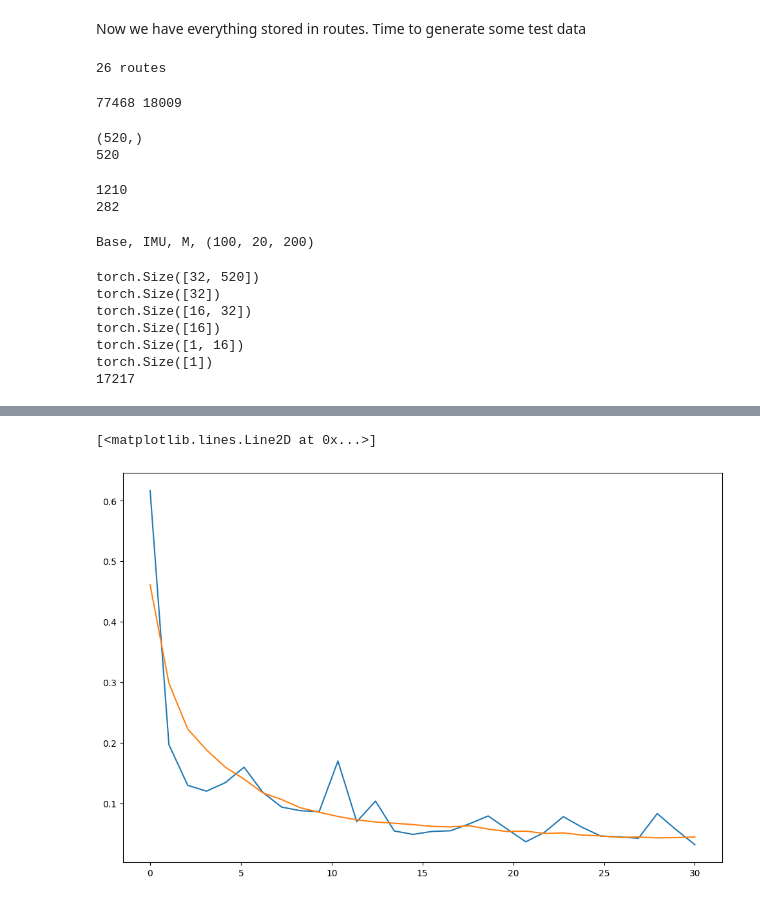
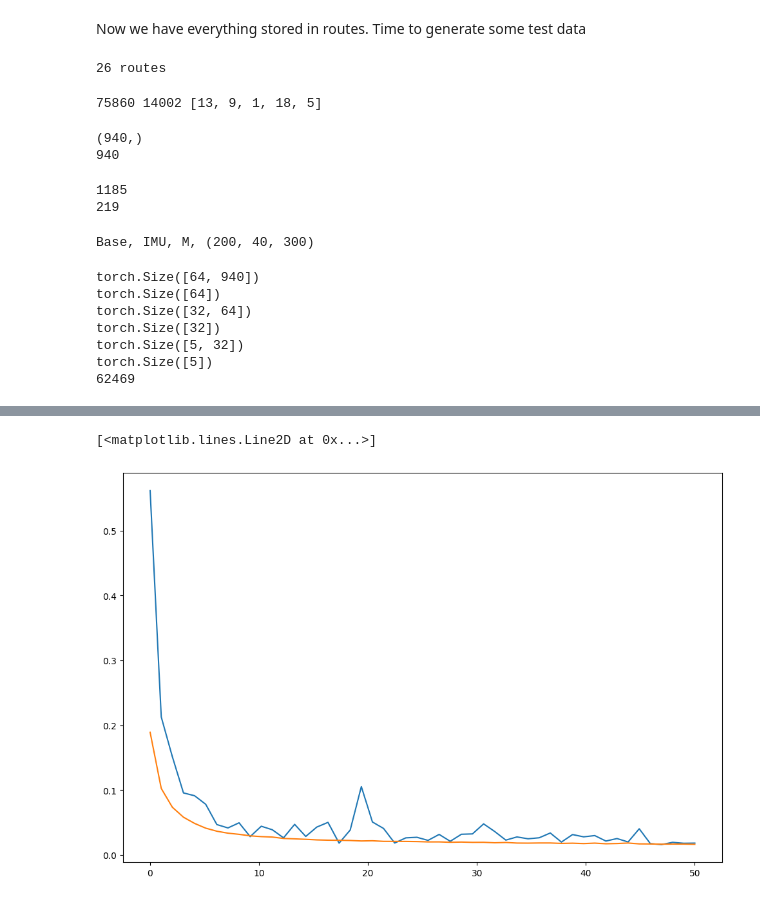
Before and after one commit to GregorKikelj/ml-controls, a Jupyter notebook: 04.02IMU.ipynb, the cells around one changed output, grey strips where cells are left out. Cells and saved outputs as stored; diff of their text form; code cells hidden in the pictures.

```diff
--- a/04.02IMU.ipynb
+++ b/04.02IMU.ipynb
@@ -99,35 +90,36 @@ class SimDataset(Dataset):
     def __getitem__(self, idx):
         return self.i[idx], self.o[idx]
 
-prev_data = 100
-fwd_data = 100
+prev_data = 200
+fwd_data = [20, 40, 60, 80, 100]
 
 
 all_routes = len(routes)
 print(f"{all_routes} routes")
 test_count = int(all_routes*0.2)
-test_routes = [randrange(all_routes) for _ in range(test_count)]
+test_routes_id = [randrange(all_routes) for _ in range(test_count)]
 
-train_routes = [routes[i] for i in range(all_routes) if i not in test_routes]
-test_routes = [routes[i] for i in range(all_routes) if i in test_routes]
+train_routes = [routes[i] for i in range(all_routes) if i not in test_routes_id]
+test_routes = [routes[i] for i in range(all_routes) if i in test_routes_id]
 
 group_base = 1
 group_IMU = 5
 base_size = prev_data//group_base
 IMU_size = prev_data//group_IMU
-torque_size = (prev_data + fwd_data)//group_base
+torque_size = (prev_data + fwd_data[-1])//group_base
 
 input_length = 2 * base_size + 6*IMU_size + torque_size
+output_length = len(fwd_data)
 
 def caddy_dataset(train):
     i_data = []
     o_data = []
     routes = train_routes if train else test_routes
     for route in tqdm(routes):
-        for idx in range(prev_data, len(route.v)-fwd_data+1, 4):
+        for idx in range(prev_data, len(route.v)-fwd_data[-1], 5):
             phi = route.phi[idx-prev_data : idx]/maxAngle
             v = route.v[idx-prev_data : idx]/maxSpeed
-            M = route.M[idx-prev_data : idx+fwd_data]/maxTorque
+            M = route.M[idx-prev_data : idx+fwd_data[-1]]/maxTorque
 
             phi = phi.reshape(-1, group_base).mean(axis=1)
             v = v.reshape(-1, group_base).mean(axis=1)
@@ -136,7 +128,9 @@ def caddy_dataset(train):
             IMU_v = [(route.IMU_v[i][idx-prev_data:idx]/maxVDot[i]).reshape(-1, group_IMU).mean(axis=1) for i in range(3)]
             IMU_alpha = [(route.IMU_alpha[i][idx-prev_data:idx]/maxAlphaDot[i]).reshape(-1, group_IMU).mean(axis=1) for i in range(3)]
 
-            o = route.phi[idx+fwd_data-1 : idx+fwd_data]/maxAngle
+            o = torch.zeros((output_length,))
+            for i in range(output_length):
+                o[i] = route.phi[idx+fwd_data[i]]/maxAngle
             data = (phi, v, M, IMU_v[0], IMU_v[1], IMU_v[2], IMU_alpha[0], IMU_alpha[1], IMU_alpha[2])
             data_input = np.concatenate(data)
             i_data.append(data_input)
@@ -147,25 +141,25 @@ def caddy_dataset(train):
 train_set = caddy_dataset(True)
 test_set = caddy_dataset(False)
 
-print(len(train_set), len(test_set))
+print(len(train_set), len(test_set), test_routes_id)
 # %% [output]
 26 routes
-77468 18009
+75860 14002 [13, 9, 1, 18, 5]
 # %%
 t0 = train_set[0][0]
 print(t0.shape)
 print(input_length)
 # %% [output]
-(520,)
-520
+(940,)
+940
 # %%
 train_dataloader = DataLoader(train_set, batch_size=64, shuffle=True, drop_last=True)
 test_dataloader = DataLoader(test_set, batch_size=64, shuffle=False)
 print(len(train_dataloader))
 print(len(test_dataloader))
 # %% [output]
-1210
-282
+1185
+219
 # %%
 # base_size = prev_data//group_base
 # IMU_size = prev_data//group_IMU
@@ -175,11 +169,11 @@ class NeuralNetwork(nn.Module):
     def __init__(self):
         super(NeuralNetwork, self).__init__()
         self.linear_relu_stack = nn.Sequential(
-            nn.Linear(input_length, 32),
+            nn.Linear(input_length, 64),
             nn.ReLU(),
-            nn.Linear(32, 16),
+            nn.Linear(64, 32),
             nn.ReLU(),
-            nn.Linear(16, 1),
+            nn.Linear(32, output_length),
             nn.Tanh()
         )
 #         self.baseStack = nn.Sequential(
@@ -237,7 +231,7 @@ class NeuralNetwork(nn.Module):
 #         return self.linearStack(emb)
         return self.linear_relu_stack(x)
 # %% [output]
-Base, IMU, M, (100, 20, 200)
+Base, IMU, M, (200, 40, 300)
 # %%
 def train_loop(dataloader, model, loss_fn, optimizer, debug):
     size = len(dataloader.dataset)
@@ -276,15 +270,15 @@ print(sum(p.numel() for p in model.parameters() if p.requires_grad))
 loss_fn = nn.MSELoss()
 optimizer = torch.optim.Adam(model.parameters(), lr=1e-5)
 # %% [output]
-torch.Size([32, 520])
+torch.Size([64, 940])
+torch.Size([64])
+torch.Size([32, 64])
 torch.Size([32])
-torch.Size([16, 32])
-torch.Size([16])
-torch.Size([1, 16])
-torch.Size([1])
-17217
+torch.Size([5, 32])
+torch.Size([5])
+62469
 # %%
-epochs = 30
+epochs = 50
 skip = 1
 loss_t = []
 loss_e = []
@@ -318,4 +312,4 @@ Test  loss: 0.04412420029252031
 [<matplotlib.lines.Line2D at 0x...>]
-[figure, old version]
+[figure, new version]
 # %%
 random_sample = test_set[randrange(len(test_set))]
```
Also changed, not shown: parts of 5 cells of this notebook, 4 other files.
